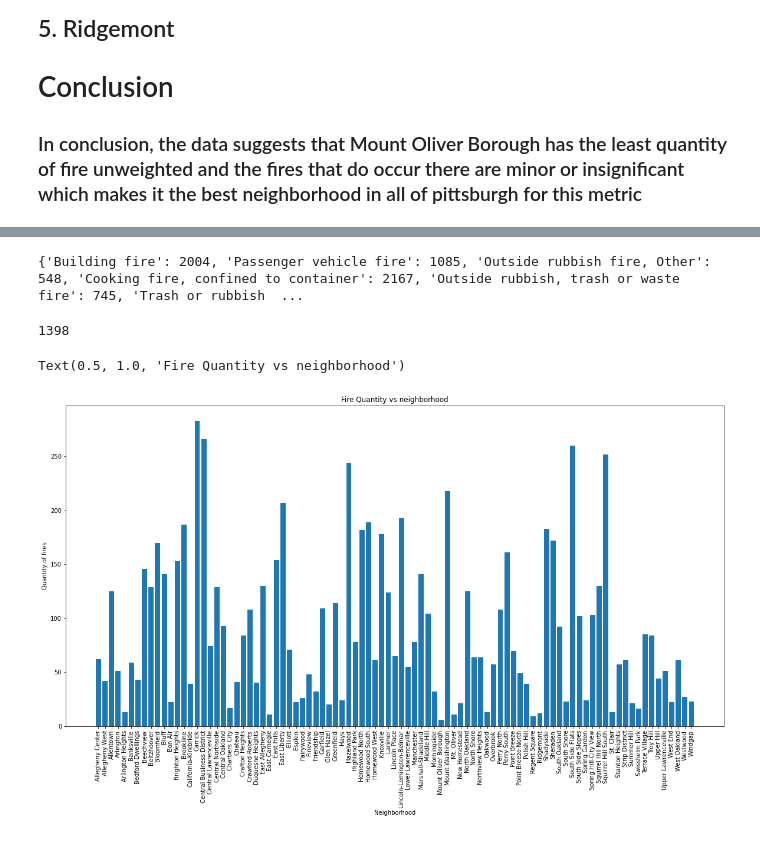
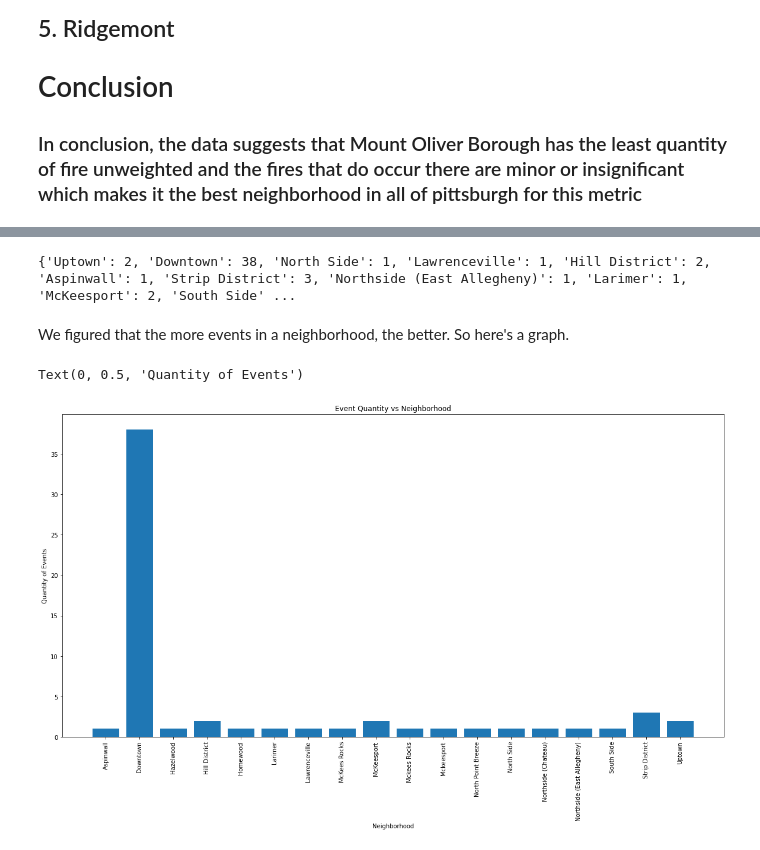
Before and after one commit to Eric-Barbrack/Big-Ideas-Final-Project, a Jupyter notebook: final.ipynb, the cells around one changed output, grey strips where cells are left out. Cells and saved outputs as stored; diff of their text form; code cells hidden in the pictures.

```diff
--- a/final.ipynb
+++ b/final.ipynb
@@ -438,9 +438,8 @@ import matplotlib.pyplot as plt
 # %%
-data = pd.read_csv("FireIncidents.csv")
-frame = selected_columns = ["type_description", "neighborhood" ]
-df = pd.read_csv("FireIncidents.csv", usecols=selected_columns)
-df = df.dropna()
-df.reset_index(drop=True, inplace=True)
-
-print(df)
+data = pd.read_csv("PublicEvents.csv")
+frame = ["neighborhood"]
+dataFrame = pd.read_csv("PublicEvents.csv", usecols = frame)
+dataFrame = dataFrame.dropna()
+dataFrame.reset_index(drop=True, inplace=True)
+print(dataFrame)
 # %% [output]
@@ -461,45 +463,28 @@ print(df)
-# %%
-#data.groupby("neighborhood").count()
-#ata.groupby("type_description").count()
-fireDic = {}
-hoodDic ={}
-
-#print(data.iloc[40])
-#3 is fire type, 9 is neighborhood
-for i in range(len(data)):
-    hood=str(data.iloc[i][9])
-    if hood in hoodDic:
-        hoodDic[hood]=  hoodDic[hood]+1
-
-    else:
-        hoodDic[hood] =1
-    fire=str(data.iloc[i][3])
-    if fire in fireDic:
-        fireDic[fire]=  fireDic[fire]+1
-
-    else:
-        fireDic[fire] =1
-    #fireDic ={data.iloc[i][3]:1}
-print(fireDic)
-hoodDic.pop('nan')
-#print(hoodDic)
-    #print(data.iloc[i][9])
-# %% [output]
-{'Building fire': 2004, 'Passenger vehicle fire': 1085, 'Outside rubbish fire, Other': 548, 'Cooking fire, confined to container': 2167, 'Outside rubbish, trash or waste fire': 745, 'Trash or rubbish  ...
-1398
+# %%
+hoodDictionary = dict()
+
+for i in range(len(data)):
+    hood = str(data.iloc[i][4])
+    if(hood in hoodDictionary):
+        value = hoodDictionary[hood]
+        hoodDictionary[hood] = value + 1
+    else:
+        hoodDictionary[hood] = 1
+
+print(hoodDictionary)
+# %% [output]
+{'Uptown': 2, 'Downtown': 38, 'North Side': 1, 'Lawrenceville': 1, 'Hill District': 2, 'Aspinwall': 1, 'Strip District': 3, 'Northside (East Allegheny)': 1, 'Larimer': 1, 'McKeesport': 2, 'South Side' ...
+# %% [markdown]
+We figured that the more events in a neighborhood, the better. So here's a graph.
 # %%
-sorted_data = dict(sorted(hoodDic.items()))
-nkeys = list(sorted_data.keys())
-nvalues = list(sorted_data.values())
+sortedData = dict(sorted(hoodDictionary.items()))
+
 plt.figure(figsize=(20, 10))
-plt.bar(nkeys, nvalues)
-
-# Adding labels and title
-plt.xlabel('Neighborhood')
-#plt.figure(figsize=(20, 5))
-plt.ylabel('Quantity of fires')
+plt.bar(sortedData.keys(), sortedData.values())
+plt.title("Event Quantity vs Neighborhood")
+plt.xlabel("Neighborhood")
 plt.xticks(rotation=90)
-plt.title('Fire Quantity vs neighborhood')
+plt.ylabel("Quantity of Events")
 # %% [output]
-Text(0.5, 1.0, 'Fire Quantity vs neighborhood')
+Text(0, 0.5, 'Quantity of Events')
-[figure, old version]
+[figure, new version]
```
Also changed, not shown: parts of 18 cells of this notebook.
